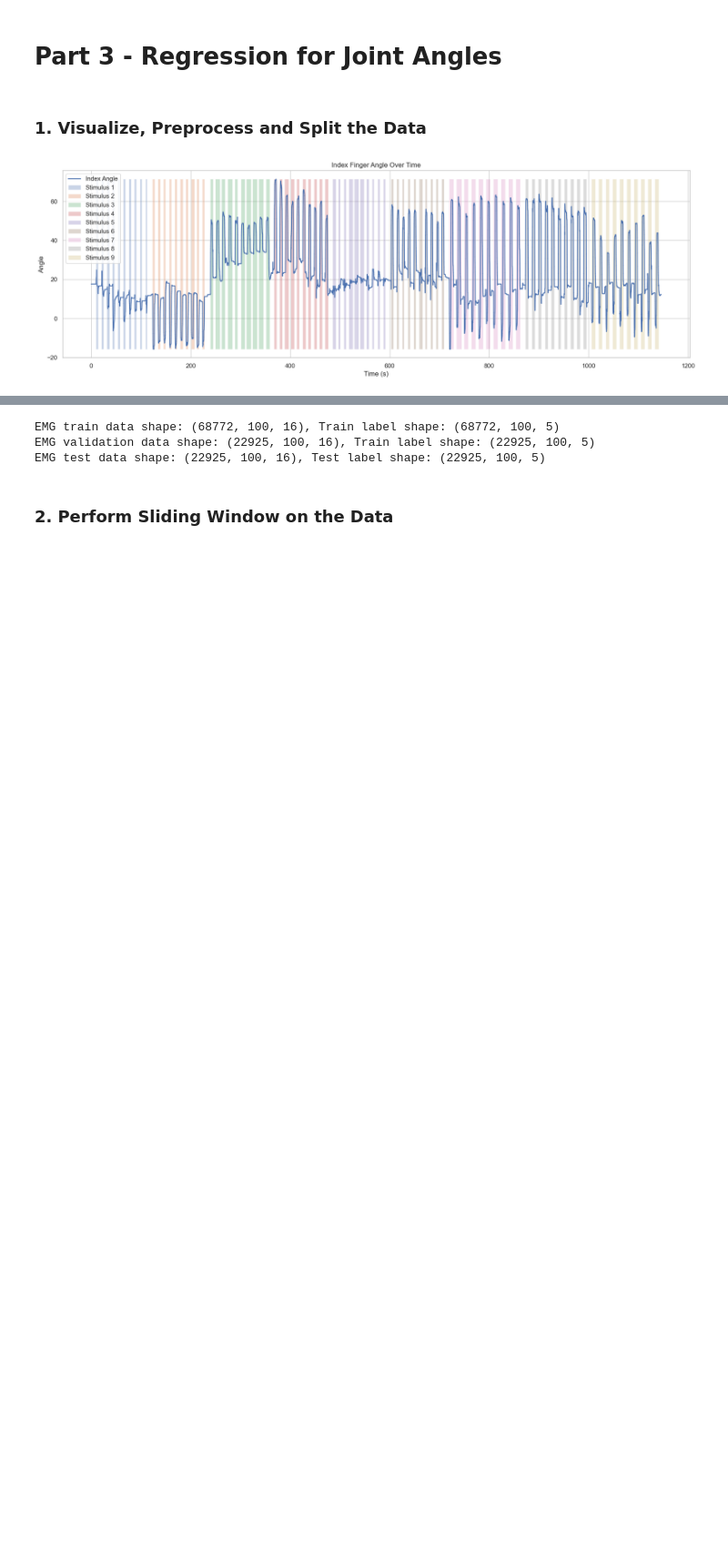
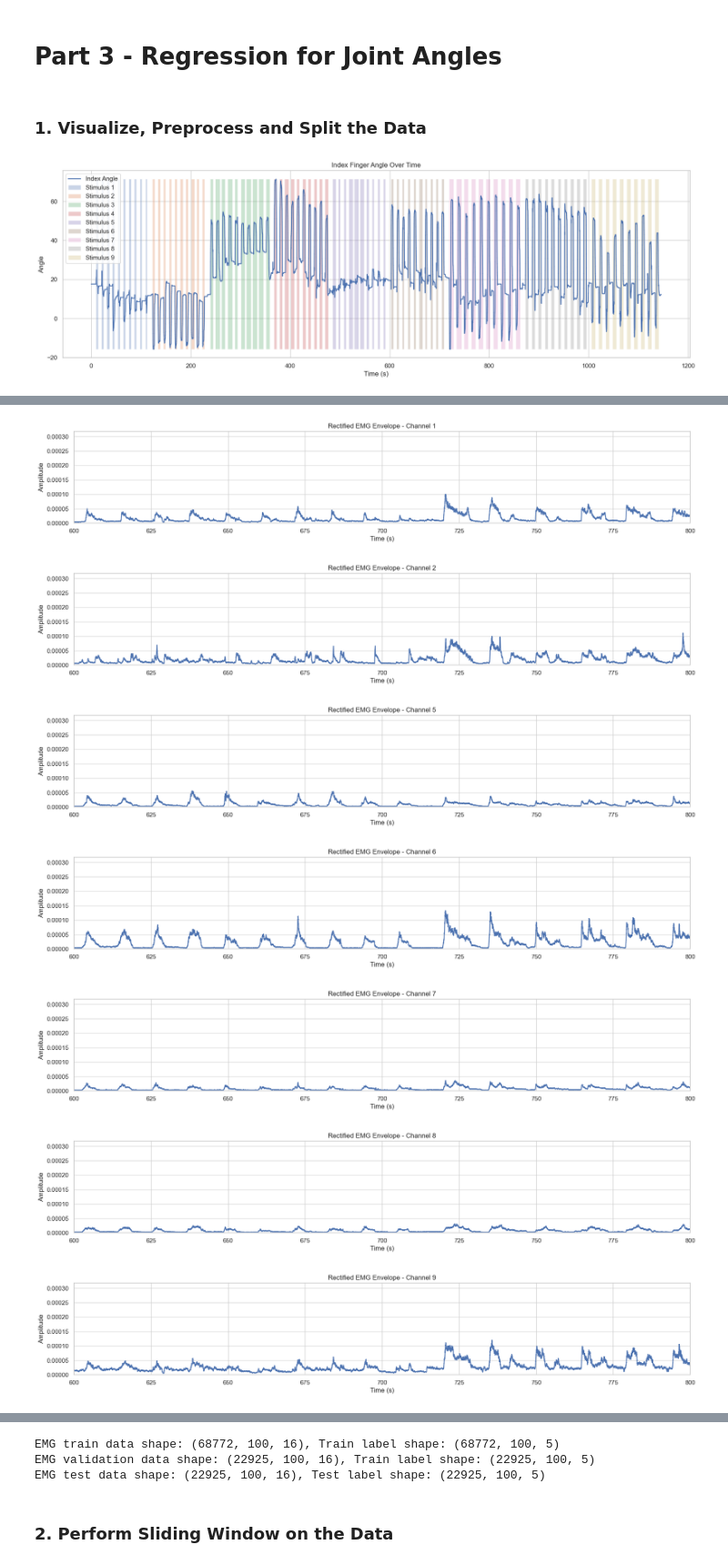
Before and after one commit to 22cav/nssp-mp2, a Jupyter notebook: part3/joint_angles.ipynb, the cells around one changed output, grey strips where cells are left out. Shown at 91% size. Saved outputs shown, nothing was run; the diff lists cells and outputs as text; code cells hidden in the pictures; blank space fills up the shorter version.

```diff
--- a/part3/joint_angles.ipynb
+++ b/part3/joint_angles.ipynb
@@ -91,0 +113,2 @@ emg_envelope = convolve1d(emg, mov_mean_weights, axis=0)
+# %%
+ignore_emg = True # ignore flat channels 3, 4, 11
@@ -91,0 +164,24 @@ emg_envelope = convolve1d(emg, mov_mean_weights, axis=0)
+# %%
+channels = np.arange(emg.shape[1])
+
+for channel in channels:
+    if ignore_emg:
+        if channel == 2 or channel ==3 or channel ==10:
+            continue
+    plt.figure(figsize=(20, 3))
+    plt.plot(np.arange(emg_envelope.shape[0]) / FS, emg_envelope[:, channel], linewidth=1.5)
+    plt.xlabel("Time (s)")
+    plt.ylabel("Amplitude")
+    plt.ylim(0, np.max(emg_envelope) * 1.1)
+    plt.xlim(600,800) #zoom to evaluate quality of envelope
+
+
+    plt.title("Rectified EMG Envelope - Channel {}".format(channel + 1))
+# %% [output]
+[figure, added]
+[figure, added]
+[figure, added]
+[figure, added]
+[figure, added]
+[figure, added]
+[figure, added]
```
Also changed, not shown: parts of 13 cells of this notebook.
